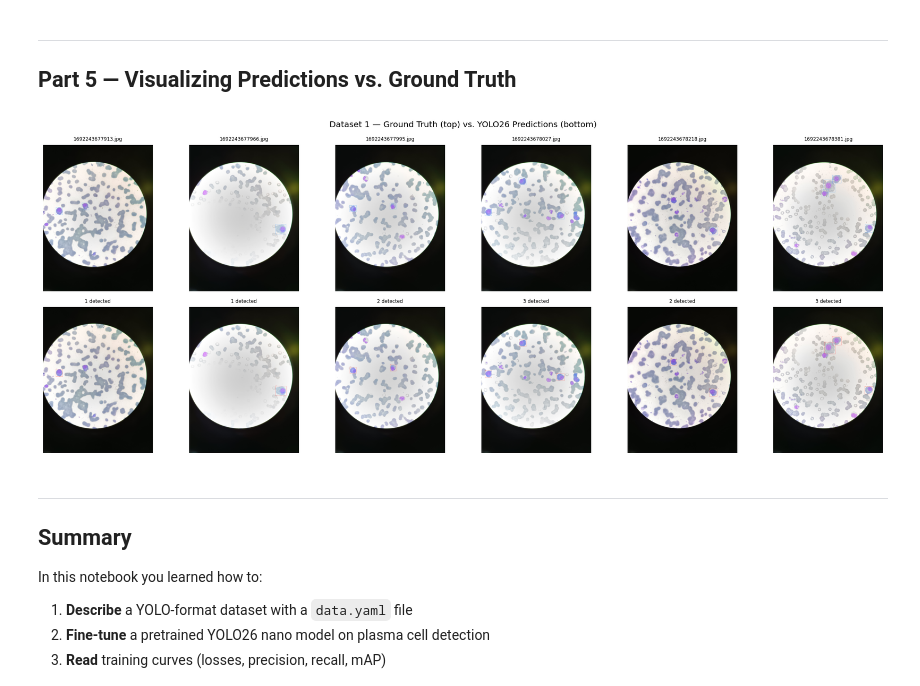
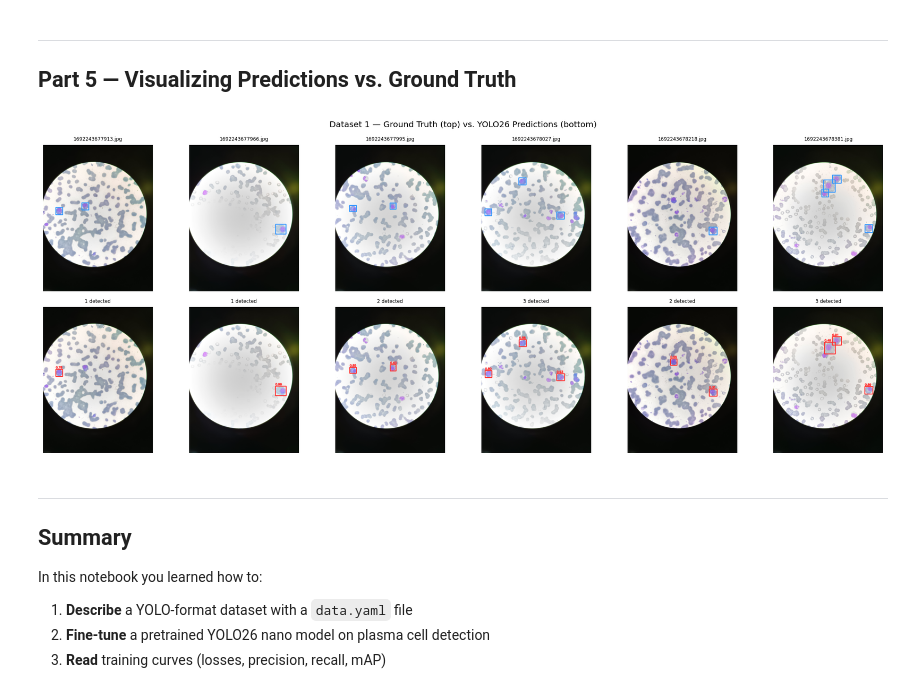
Before and after one commit to LabIA-UFBA/tutorial-mm, a Jupyter notebook: 02_training_yolo.ipynb, the cells around one changed output. Cells and saved outputs as stored; diff of their text form; code cells hidden in the pictures.

```diff
--- a/02_training_yolo.ipynb
+++ b/02_training_yolo.ipynb
@@ -267,13 +267,24 @@ plt.show()
 ## Part 5 — Visualizing Predictions vs. Ground Truth
 # %%
 %matplotlib inline
-def load_rgb(path):
-    """Read an image and convert it to RGB."""
+def load_rgb(path, max_dim=800):
+    """Read an image, convert to RGB, and downscale for display.
+
+    The source images are much larger (e.g. 4608x3456) than the space each
+    subplot gets below, so box thickness set in full-resolution pixels would
+    shrink to a sliver on screen. Downscaling first makes a given thickness
+    actually visible.
+    """
     img = cv2.imread(str(path))
-    return cv2.cvtColor(img, cv2.COLOR_BGR2RGB)
+    img = cv2.cvtColor(img, cv2.COLOR_BGR2RGB)
+    scale = max_dim / max(img.shape[:2])
+    if scale < 1:
+        new_size = (int(img.shape[1] * scale), int(img.shape[0] * scale))
+        img = cv2.resize(img, new_size, interpolation=cv2.INTER_AREA)
+    return img
 
 
-def draw_gt_boxes(img, label_path, color=(50, 150, 255)):
+def draw_gt_boxes(img, label_path, color=(50, 150, 255), thickness=4):
     """Draw ground-truth YOLO boxes on an image (numpy RGB)."""
     img_out = img.copy()
     H, W = img_out.shape[:2]
@@ -289,47 +300,56 @@ def draw_gt_boxes(img, label_path, color=(50, 150, 255)):
             y1 = int((cy - bh / 2) * H)
             x2 = int((cx + bw / 2) * W)
             y2 = int((cy + bh / 2) * H)
-            cv2.rectangle(img_out, (x1, y1), (x2, y2), color, 2)
+            cv2.rectangle(img_out, (x1, y1), (x2, y2), color, thickness)
     return img_out
 
 
-def draw_pred_boxes(img, result, color=(255, 50, 50)):
-    """Draw predicted boxes on an image (numpy RGB), labeled with confidence."""
+def draw_pred_boxes(img, result, color=(255, 50, 50), thickness=4):
+    """Draw predicted boxes on an image (numpy RGB), labeled with confidence.
+
+    `result` was computed on the full-resolution image, so box coordinates
+    are scaled down to match the already-resized `img` before drawing.
+    """
     img_out = img.copy()
+    H, W = img_out.shape[:2]
+    orig_H, orig_W = result.orig_shape
+    sx, sy = W / orig_W, H / orig_H
     for box in result.boxes:
-        x1, y1, x2, y2 = box.xyxy[0].cpu().numpy().astype(int)
+        x1, y1, x2, y2 = box.xyxy[0].cpu().numpy()
+        x1, x2 = int(x1 * sx), int(x2 * sx)
+        y1, y2 = int(y1 * sy), int(y2 * sy)
         conf = float(box.conf[0])
-        cv2.rectangle(img_out, (x1, y1), (x2, y2), color, 2)
+        cv2.rectangle(img_out, (x1, y1), (x2, y2), color, thickness)
         cv2.putText(img_out, f'{conf:.2f}', (x1, max(y1 - 5, 12)),
-                    cv2.FONT_HERSHEY_SIMPLEX, 0.45, color, 1, cv2.LINE_AA)
+                    cv2.FONT_HERSHEY_SIMPLEX, 0.5, color, 2, cv2.LINE_AA)
     return img_out
 
 
 test_images = sorted((FOLD_DIR / 'test' / 'images').glob('*.jpg'))
 n = min(6, len(test_images))
 predictions = best_model.predict(test_images[:n], device=DEVICE, verbose=False)
 
 fig, axes = plt.subplots(2, n, figsize=(3 * n, 7))
 fig.suptitle('Dataset 1 — Ground Truth (top) vs. YOLO26 Predictions (bottom)', fontsize=12)
 
 for col, (img_path, result) in enumerate(zip(test_images[:n], predictions)):
     img = load_rgb(img_path)
     label_path = Path(str(img_path).replace('/images/', '/labels/')).with_suffix('.txt')
 
     gt_img = draw_gt_boxes(img, label_path)
     axes[0, col].imshow(gt_img)
     axes[0, col].set_title(img_path.name, fontsize=7)
     axes[0, col].axis('off')
 
     pred_img = draw_pred_boxes(img, result)
     axes[1, col].imshow(pred_img)
     axes[1, col].set_title(f'{len(result.boxes)} detected', fontsize=7)
     axes[1, col].axis('off')
 
 plt.tight_layout()
 plt.show()
 # %% [output]
-[figure, old version]
+[figure, new version]
 # %% [markdown]
 ---
 ## Summary
```
Also changed, not shown: parts of 2 cells of this notebook.
